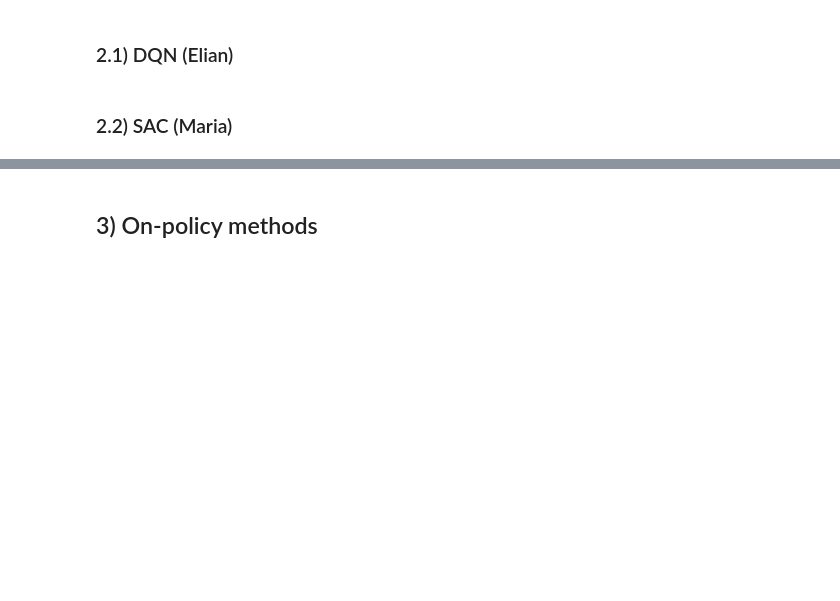
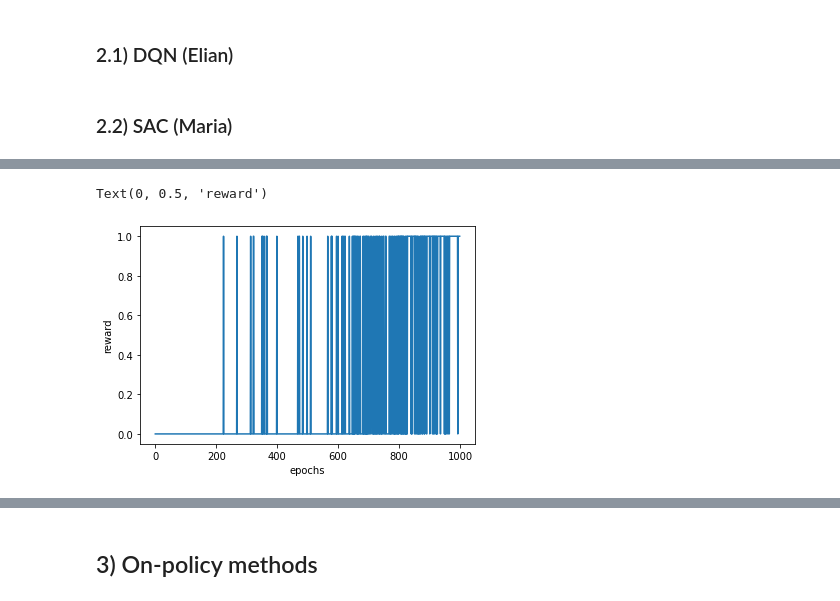
Before and after one commit to thurbridi/mo436-project-1, a Jupyter notebook: notebooks/project_2.ipynb, the cells around one changed output, grey strips where cells are left out. Cells and saved outputs as stored; diff of their text form; code cells hidden in the pictures; blank space fills up the shorter version.

```diff
--- a/notebooks/project_2.ipynb
+++ b/notebooks/project_2.ipynb
@@ -36,0 +147,13 @@ sys.path.insert(0, '../src')
+# %%
+env = gym.make('FrozenLake8x8-v0', is_slippery=False)
+env = km.wrappers.TrainMonitor(env, tensorboard_dir=tbdir)
+
+#km.enable_logging()
+func, sac, pi, Reward = sac_train(env, 1000 ,10 , 0.005, 1.0, -0.1)
+# %%
+plt.plot(Reward)
+plt.xlabel('epochs')
+plt.ylabel('reward')
+# %% [output]
+Text(0, 0.5, 'reward')
+[figure, added]
```
Also changed, not shown: parts of 19 cells of this notebook, 3 other files.
